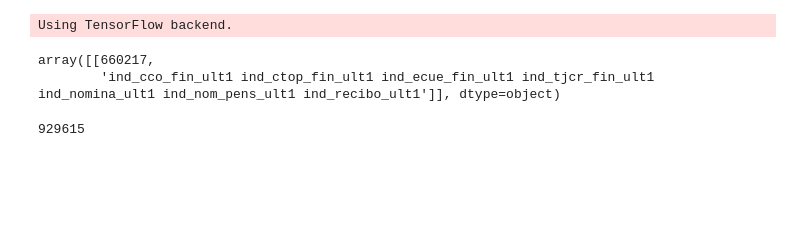
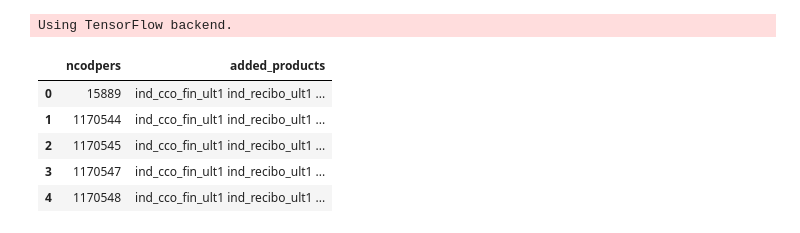
Before and after one commit to valzam/kaggle, a Jupyter notebook: santander/create_submission.ipynb, the cells around one changed output. Saved outputs shown, nothing was run; the diff lists cells and outputs as text; code cells hidden in the pictures; blank space fills up the shorter version.

```diff
--- a/santander/create_submission.ipynb
+++ b/santander/create_submission.ipynb
@@ -39,14 +36,24 @@ def flatten_list(arr):
+# %%
+def kick_single_ind_cco_fin_ult1(arr):
+    if len(arr) == 1 and arr[0] == "ind_cco_fin_ult1":
+        return []
+    else:
+        return arr
+
+def flatten_list(arr):
+    return " ".join(arr)
 # %%
+submission["added_products"] = submission["added_products"].apply(kick_single_ind_cco_fin_ult1)
 submission["added_products"] = submission["added_products"].apply(flatten_list)
 # %%
 final_submission = test_ids.merge(submission, how="left")
+# %%
+final_submission.loc[final_submission["added_products"] == "", "added_products"] = "ind_recibo_ult1 ind_reca_fin_ult1 ind_nom_pens_ult1 ind_nomina_ult1 ind_cno_fin_ult1 ind_tjcr_fin_ult1 ind_ecue_fin_ult1 ind_dela_fin_ult1"
+# %%
+most_bought_products = "ind_cco_fin_ult1 ind_recibo_ult1 ind_tjcr_fin_ult1 ind_reca_fin_ult1 ind_nom_pens_ult1 ind_nomina_ult1 ind_ecue_fin_ult1"
+final_submission["added_products"] = most_bought_products
 # %%
 final_submission.to_csv("submissions/submission_{0}".format(datetime.now().strftime("%Y-%m-%d %H:%M:%S")), index=False)
-# %%
-final_submission[final_submission["ncodpers"] == 660217].values
-# %% [output]
-array([[660217,
-        'ind_cco_fin_ult1 ind_ctop_fin_ult1 ind_ecue_fin_ult1 ind_tjcr_fin_ult1 ind_nomina_ult1 ind_nom_pens_ult1 ind_recibo_ult1']], dtype=object)
 # %%
 y_cols = ['ind_ahor_fin_ult1', 'ind_aval_fin_ult1', 'ind_cco_fin_ult1',
           'ind_cder_fin_ult1', 'ind_cno_fin_ult1', 'ind_ctju_fin_ult1',
@@ -60,7 +67,12 @@ y_cols = ['ind_ahor_fin_ult1', 'ind_aval_fin_ult1', 'ind_cco_fin_ult1',
 preds_df = pd.DataFrame(preds)
 # %%
 preds_df.columns = y_cols
-# %%
-len(final_submission)
-# %% [output]
-929615
+# %%
+final_submission.head()
+# %% [output]
+|  | ncodpers | added_products |
+| 0 | 15889 | ind_cco_fin_ult1 ind_recibo_ult1 ... |
+| 1 | 1170544 | ind_cco_fin_ult1 ind_recibo_ult1 ... |
+| 2 | 1170545 | ind_cco_fin_ult1 ind_recibo_ult1 ... |
+| 3 | 1170547 | ind_cco_fin_ult1 ind_recibo_ult1 ... |
+| 4 | 1170548 | ind_cco_fin_ult1 ind_recibo_ult1 ... |
```
Also changed, not shown: parts of 1 cell of this notebook, 11 other files.
